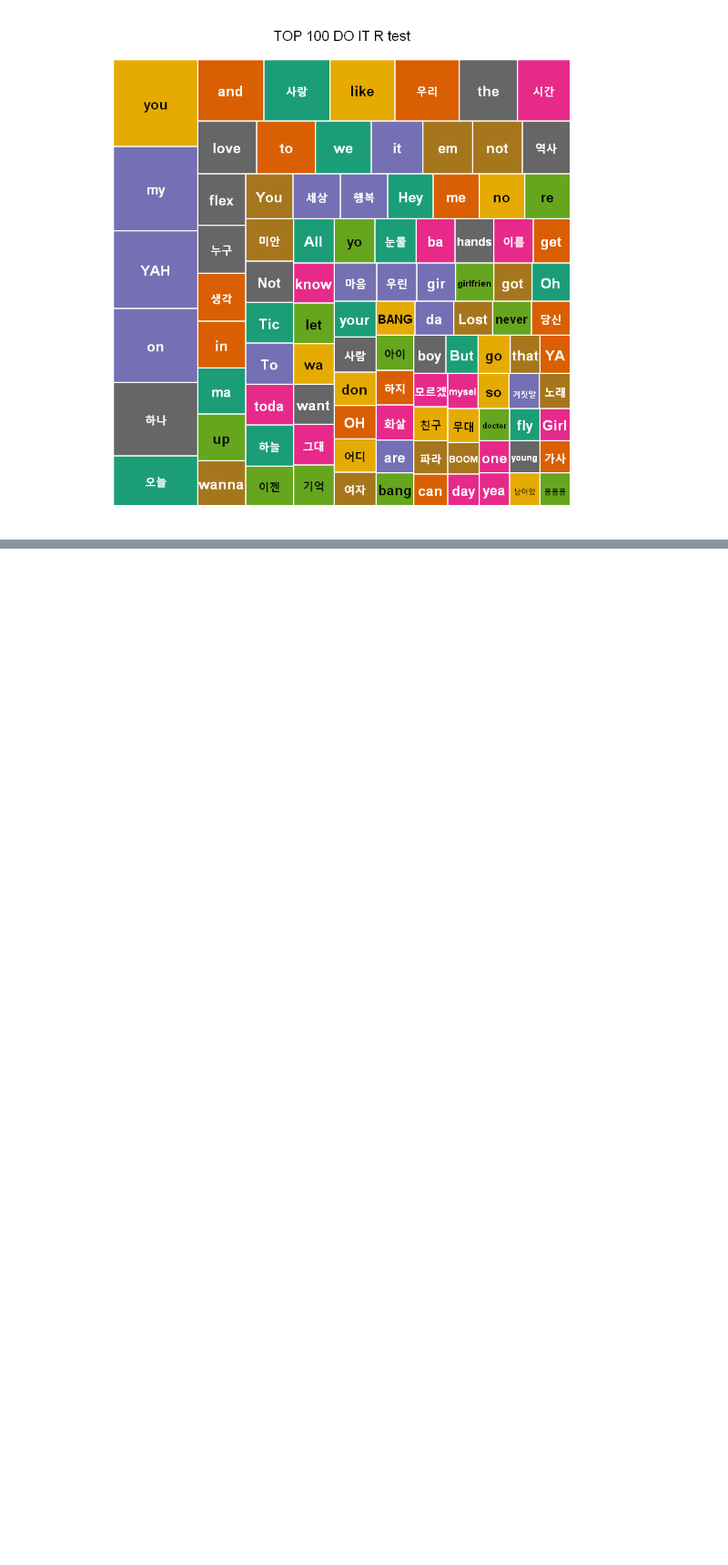
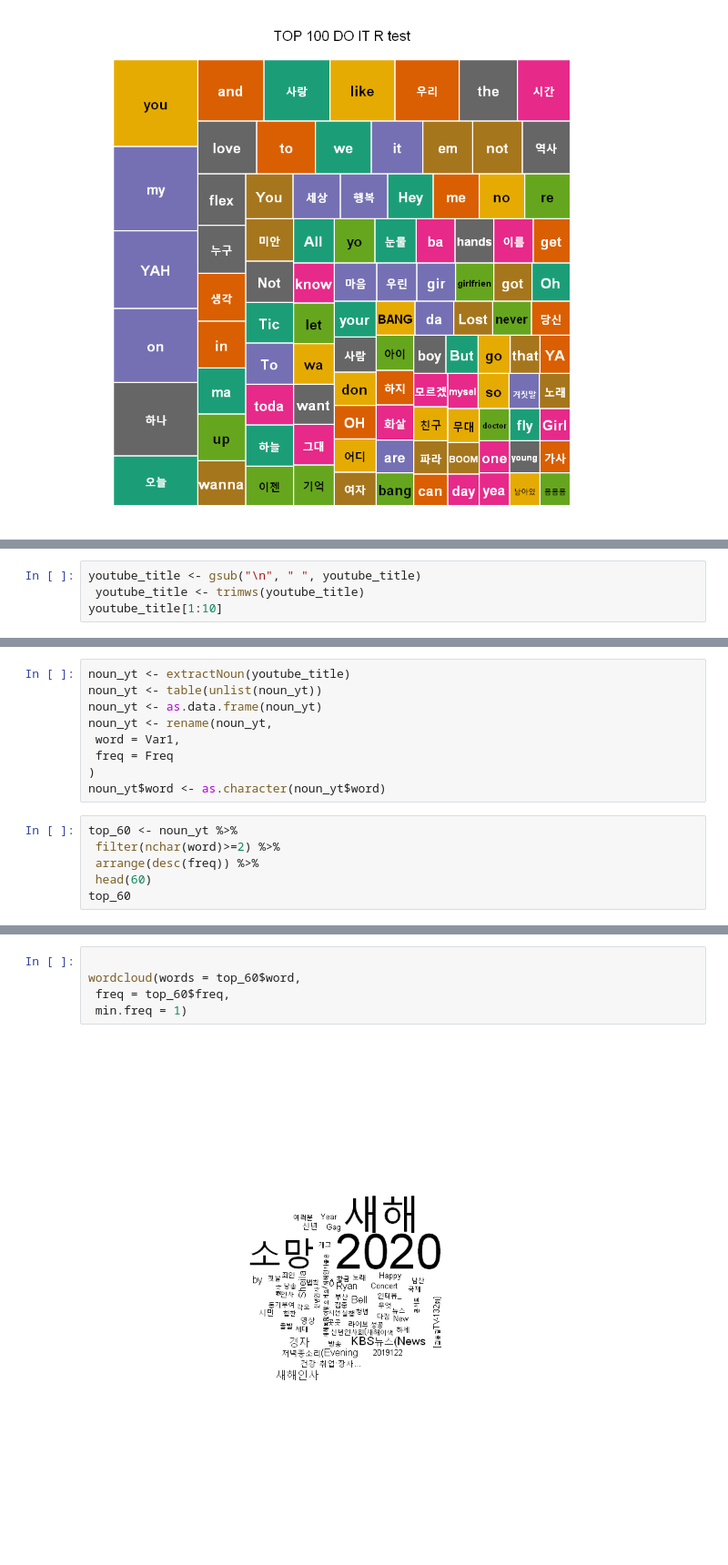
Before and after one commit to seunghuilee91/Rscraping1, a Jupyter notebook: Untitled.ipynb, the cells around one changed output, grey strips where cells are left out. Shown: that part at 91% size. Saved outputs shown, nothing was run; the diff lists cells and outputs as text; blank space fills up the shorter version.

```diff
--- a/Untitled.ipynb
+++ b/Untitled.ipynb
@@ -178,0 +342,4 @@ Warning message:
+# %%
+youtube_title <- gsub("\n", " ", youtube_title)
+ youtube_title <- trimws(youtube_title)
+youtube_title[1:10]
@@ -178,0 +357,15 @@ Warning message:
+# %%
+noun_yt <- extractNoun(youtube_title)
+noun_yt <- table(unlist(noun_yt))
+noun_yt <- as.data.frame(noun_yt)
+noun_yt <- rename(noun_yt,
+ word = Var1,
+ freq = Freq
+)
+noun_yt$word <- as.character(noun_yt$word)
+# %%
+top_60 <- noun_yt %>%
+ filter(nchar(word)>=2) %>%
+ arrange(desc(freq)) %>%
+ head(60)
+top_60
@@ -178,0 +390,7 @@ Warning message:
+# %%
+
+wordcloud(words = top_60$word,
+ freq = top_60$freq,
+ min.freq = 1)
+# %% [output]
+[figure, added]
```
Also changed, not shown: parts of 18 cells of this notebook.
